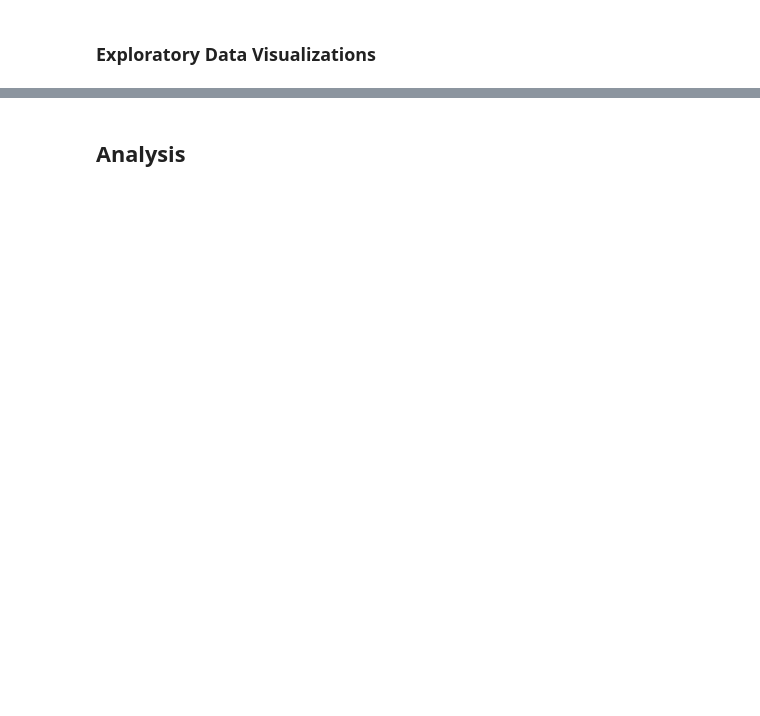
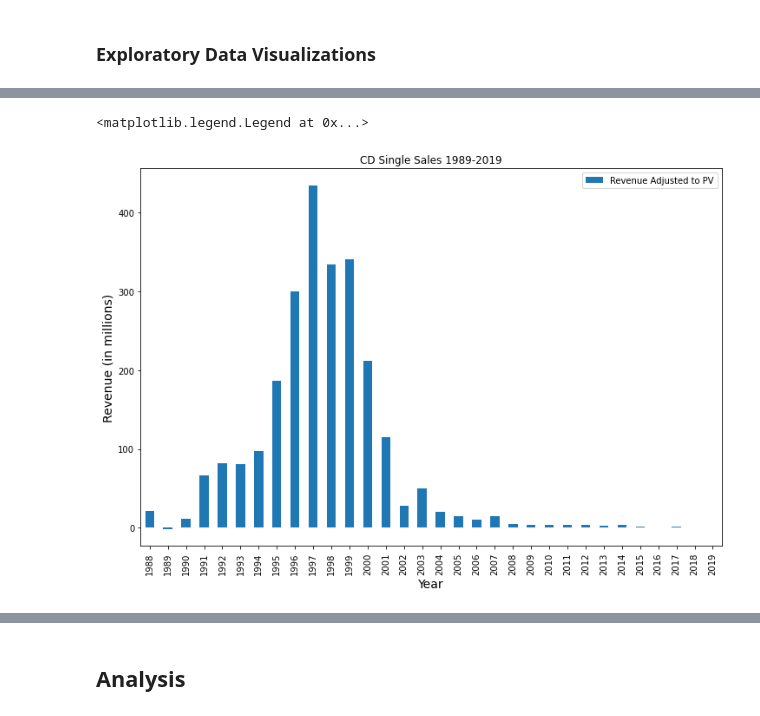
Before and after one commit to karinnm/dh140_finalproject, a Jupyter notebook: Draft 1.ipynb, the cells around one changed output, grey strips where cells are left out. Saved outputs shown, nothing was run; the diff lists cells and outputs as text; code cells hidden in the pictures; blank space fills up the shorter version.

```diff
--- a/Draft 1.ipynb
+++ b/Draft 1.ipynb
@@ -299,0 +296,10 @@ cd_adjusted.plot(kind='line', x='Year', y='Value (Actual)', figsize=(10,5))
+# %%
+cds = format_dfs[1].plot(kind='bar', x='Year', y='Value (Actual)', figsize=(12,8))
+
+cds.set_title('CD Single Sales 1989-2019')
+cds.set_xlabel('Year', fontsize=14)
+cds.set_ylabel('Revenue (in millions)', fontsize=14)
+cds.legend(['Revenue Adjusted to PV'])
+# %% [output]
+<matplotlib.legend.Legend at 0x...>
+[figure, added]
```
Also changed, not shown: parts of 104 cells of this notebook.
